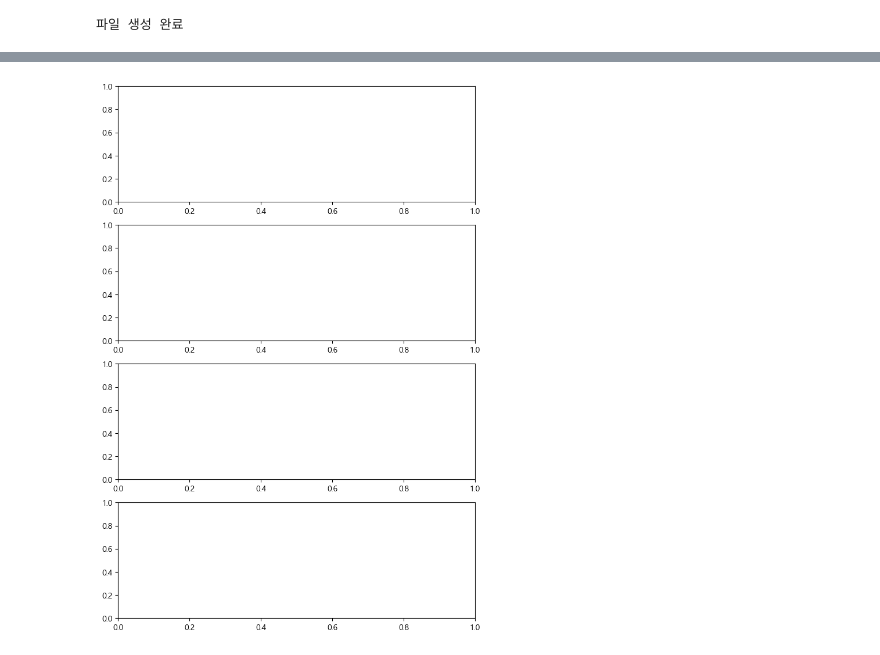
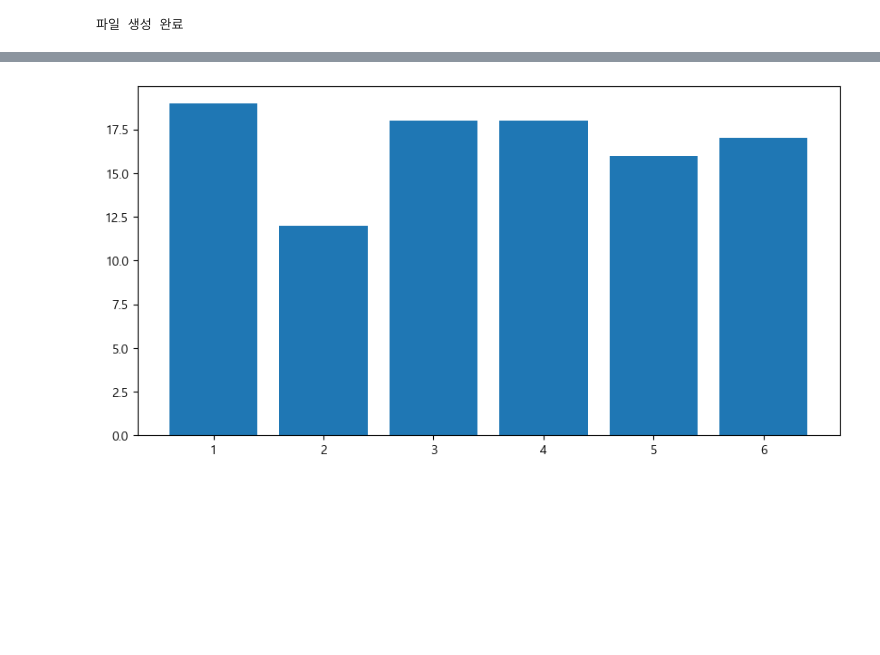
Before and after one commit to sohyeonjung/HW6_JSH, a Jupyter notebook: q2/q2.ipynb, the cells around one changed output, grey strips where cells are left out. Saved outputs shown, nothing was run; the diff lists cells and outputs as text; code cells hidden in the pictures; blank space fills up the shorter version.

```diff
--- a/q2/q2.ipynb
+++ b/q2/q2.ipynb
@@ -162,53 +93,59 @@ import matplotlib.pyplot as plt
 plt.rcParams['font.family'] ='Malgun Gothic'
 plt.rcParams['axes.unicode_minus'] =False
 
-a1=[]
-a2=[]
-a3=[]
-a4=[]
 
-xlist=[1,2,3,4,5,6]
+def main():
 
-f=open('dice.csv')
-data = csv.reader(f)
-header=next(data)
-print(header)
+    a1=[]
+    a2=[]
+    a3=[]
+    a4=[]
 
-for row in data:
-    if row[0]=='100':
-        for i in range(1, 7):
-            a1.append(int(row[i]))
-    if row[0]=='1000':
-        for i in range(1, 7):
-            a2.append(int(row[i]))
-    if row[0]=='10000':
-        for i in range(1, 7):
-            a3.append(int(row[i]))
-    if row[0]=='100000':
-        for i in range(1, 7):
-            a4.append(int(row[i]))
+    xlist=[1,2,3,4,5,6]
 
-xlist=[1,2,3,4,5,6]
+    f=open('dice.csv')
+    data = csv.reader(f)
+    header=next(data)
 
-# 히스토그램 그리기
-data = [a1, a2, a3, a4]
-count = [100, 1000, 10000, 100000]
+    for row in data:
+        if row[0]=='100':
+            for i in range(1, 7):
+                a1.append(int(row[i]))
+        if row[0]=='1000':
+            for i in range(1, 7):
+                a2.append(int(row[i]))
+        if row[0]=='10000':
+            for i in range(1, 7):
+                a3.append(int(row[i]))
+        if row[0]=='100000':
+            for i in range(1, 7):
+                a4.append(int(row[i]))
 
-fig, axs = plt.subplots(nrows=len(count), ncols=1, figsize=(8, 3 * len(count)))
+    xlist=[1,2,3,4,5,6]
 
-x_labels = ['1', '2', '3', '4', '5', '6']
-x = np.arange(len(x_labels))
+    plt.figure(figsize = (10, 5))
+    plt.bar(xlist, a1)
+    plt.show()
 
-for i, ax in enumerate(axs):
-    ax.hist(x + 0.5, bins=np.arange(len(x_labels) + 1), weights=data[i], label=str(count[i]), color='lightgray', alpha=0.7, rwidth=1.0)
-    for j, v in enumerate(data[i]):
-        ax.text(j + 0.5, v + 0.5, str(v), color='black', ha='center', va='center')
-    ax.set_title('Dice Roll (Count={})'.format(count[i]))
-    ax.legend(loc='lower center')
-    ax.set_xticks(x + 0.5)
-    ax.set_xticklabels(x_labels)
 
-plt.subplots_adjust(wspace=0.3, hspace=0.3)
+    plt.figure(figsize = (10, 5))
+    plt.bar(xlist, a2)
+    plt.show()
 
-plt.show()
+    plt.figure(figsize = (10, 5))
+    plt.bar(xlist, a3)
+    plt.show()
+
+    plt.figure(figsize = (10, 5))
+    plt.bar(xlist, a4)
+    plt.show()
+
+
+
+
+if __name__ == '__main__':
+
+
+
+    main()
 # %% [output]
@@ -217 +152 @@ NameError: name 'np' is not defined
-[figure, old version]
+[figure, new version]
```
Also changed, not shown: parts of 3 cells of this notebook, 3 other files.
